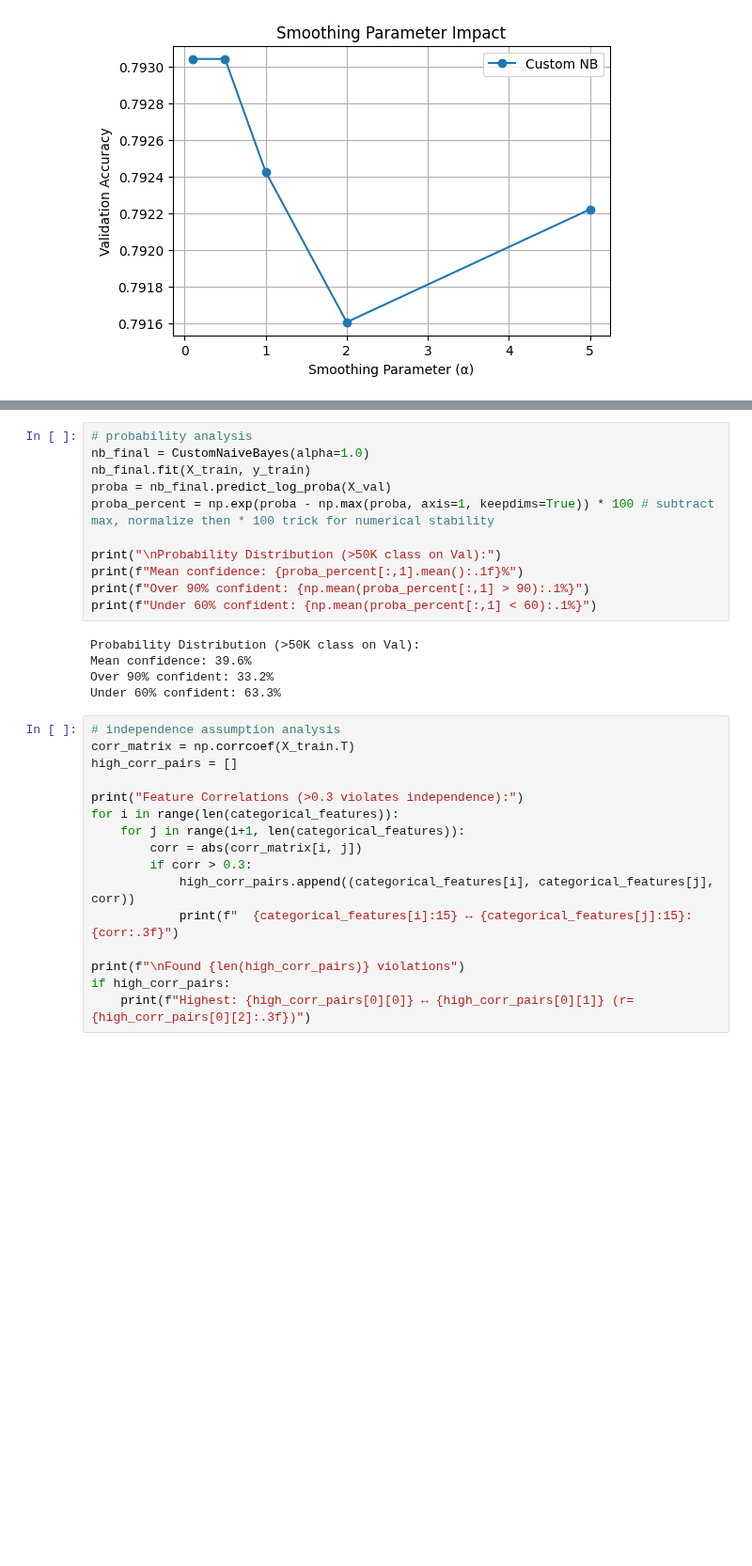
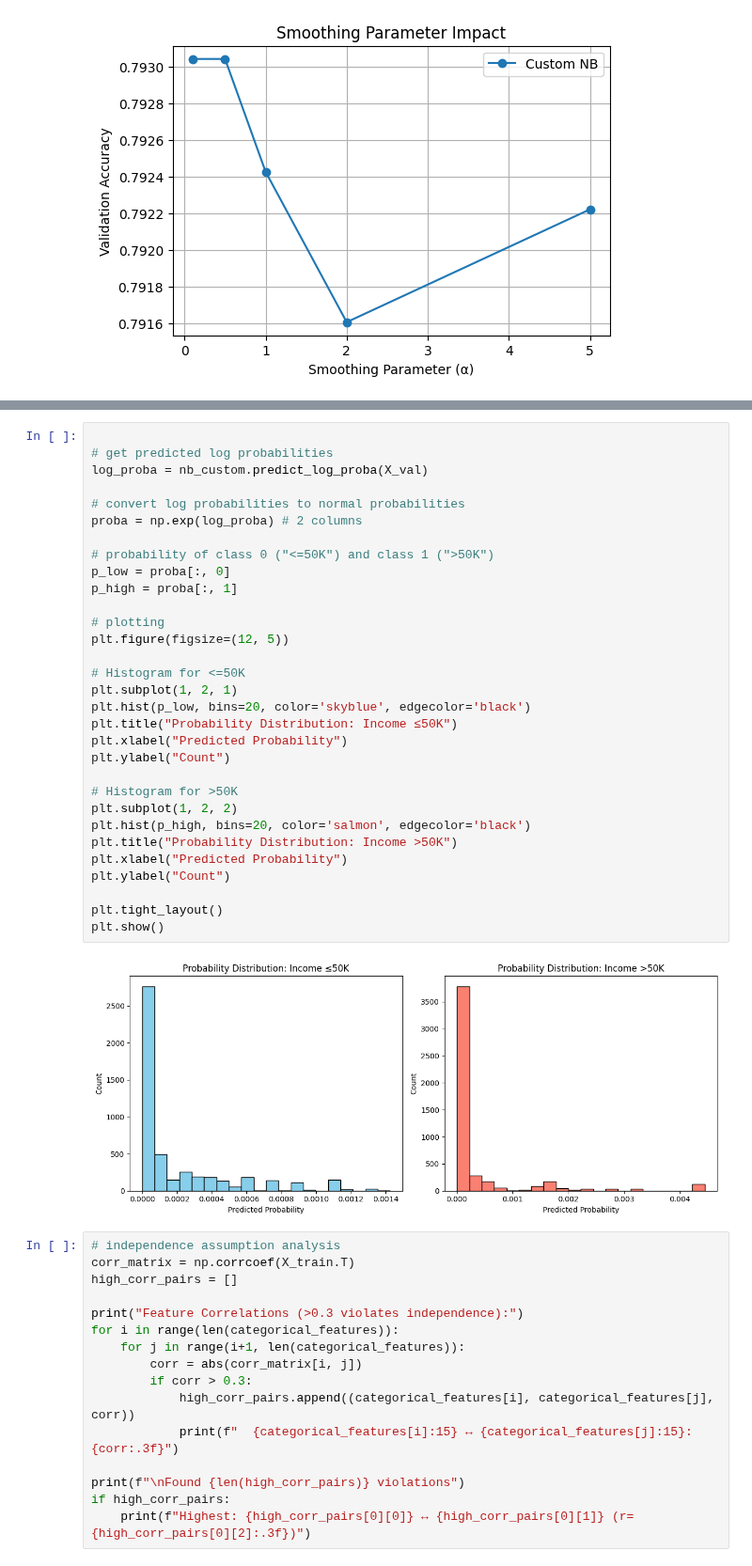
Before and after one commit to habibarezq/ML-Assignments-25, a Jupyter notebook: Assignment-3/notebooks/naive_bayes.ipynb, the cells around one changed output, grey strips where cells are left out. Shown at 94% size. Cells and saved outputs as stored; diff of their text form; blank space fills up the shorter version.

```diff
--- a/Assignment-3/notebooks/naive_bayes.ipynb
+++ b/Assignment-3/notebooks/naive_bayes.ipynb
@@ -214,22 +213,39 @@ relationship   : 0.1814
 race           : 0.2047
 sex            : 0.2006
 native.country : 0.2039
-# %%
-# probability analysis
-nb_final = CustomNaiveBayes(alpha=1.0)
-nb_final.fit(X_train, y_train)
-proba = nb_final.predict_log_proba(X_val)
-proba_percent = np.exp(proba - np.max(proba, axis=1, keepdims=True)) * 100 # subtract max, normalize then * 100 trick for numerical stability
-
-print("\nProbability Distribution (>50K class on Val):")
-print(f"Mean confidence: {proba_percent[:,1].mean():.1f}%")
-print(f"Over 90% confident: {np.mean(proba_percent[:,1] > 90):.1%}")
-print(f"Under 60% confident: {np.mean(proba_percent[:,1] < 60):.1%}")
-# %% [output]
-Probability Distribution (>50K class on Val):
-Mean confidence: 39.6%
-Over 90% confident: 33.2%
-Under 60% confident: 63.3%
+# %%
+
+# get predicted log probabilities
+log_proba = nb_custom.predict_log_proba(X_val)
+
+# convert log probabilities to normal probabilities
+proba = np.exp(log_proba) # 2 columns
+
+# probability of class 0 ("<=50K") and class 1 (">50K")
+p_low = proba[:, 0]
+p_high = proba[:, 1]
+
+# plotting
+plt.figure(figsize=(12, 5))
+
+# Histogram for <=50K
+plt.subplot(1, 2, 1)
+plt.hist(p_low, bins=20, color='skyblue', edgecolor='black')
+plt.title("Probability Distribution: Income ≤50K")
+plt.xlabel("Predicted Probability")
+plt.ylabel("Count")
+
+# Histogram for >50K
+plt.subplot(1, 2, 2)
+plt.hist(p_high, bins=20, color='salmon', edgecolor='black')
+plt.title("Probability Distribution: Income >50K")
+plt.xlabel("Predicted Probability")
+plt.ylabel("Count")
+
+plt.tight_layout()
+plt.show()
+# %% [output]
+[figure, added]
 # %%
 # independence assumption analysis
 corr_matrix = np.corrcoef(X_train.T)
```
Also changed, not shown: parts of 3 cells of this notebook.
